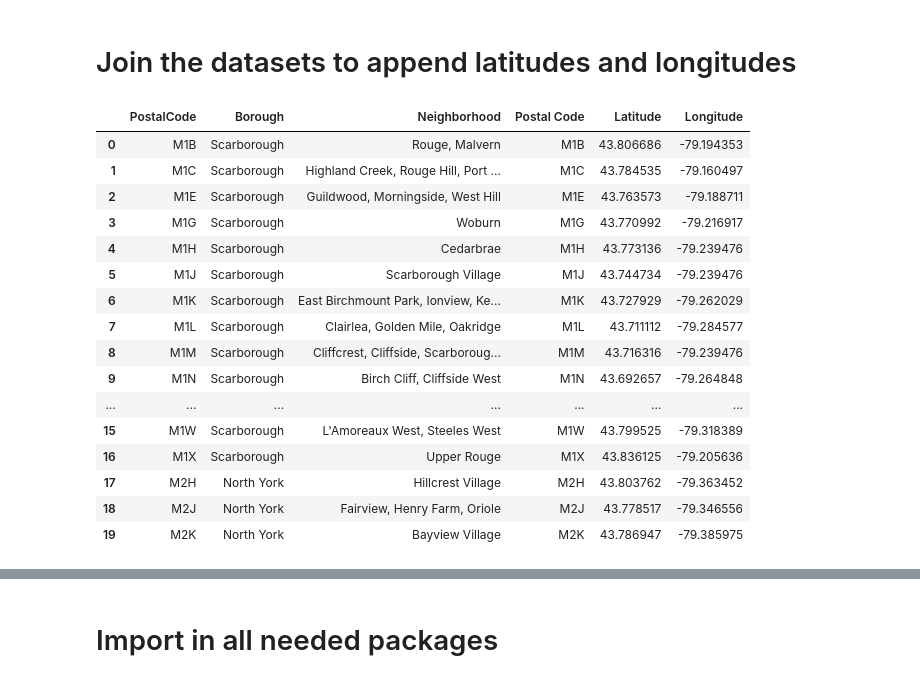
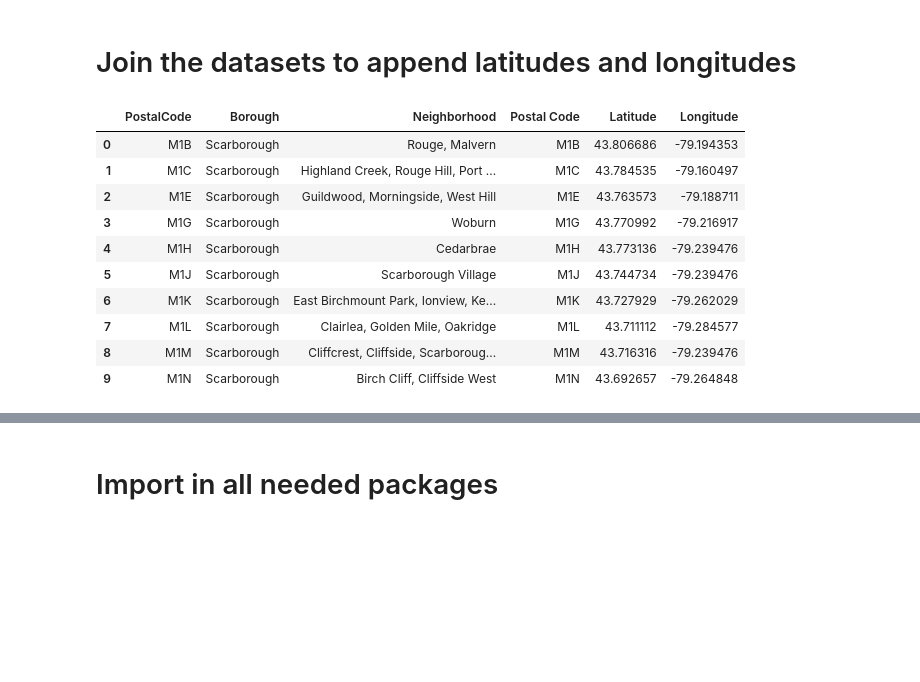
Before and after one commit to cshen92/Coursera_Capstone, a Jupyter notebook: Toronto Neighborhoods.ipynb, the cells around one changed output, grey strips where cells are left out. Drawn from its saved outputs; the diff is of its cells as text; code cells hidden in the pictures; blank space fills up the shorter version.

```diff
--- a/Toronto Neighborhoods.ipynb
+++ b/Toronto Neighborhoods.ipynb
@@ -119,24 +113,18 @@ lat_long.head(10)
 # Join the datasets to append latitudes and longitudes
 # %%
 m_postcode_lat_long=m_postcode.merge(lat_long,left_on='PostalCode', right_on='Postal Code')
-m_postcode_lat_long.head(20)
+m_postcode_lat_long.head(10)
 # %% [output]
 |  | PostalCode | Borough | Neighborhood | Postal Code | Latitude | Longitude |
 | 0 | M1B | Scarborough | Rouge, Malvern | M1B | 43.806686 | -79.194353 |
 | 1 | M1C | Scarborough | Highland Creek, Rouge Hill, Port ... | M1C | 43.784535 | -79.160497 |
 | 2 | M1E | Scarborough | Guildwood, Morningside, West Hill | M1E | 43.763573 | -79.188711 |
 | 3 | M1G | Scarborough | Woburn | M1G | 43.770992 | -79.216917 |
 | 4 | M1H | Scarborough | Cedarbrae | M1H | 43.773136 | -79.239476 |
 | 5 | M1J | Scarborough | Scarborough Village | M1J | 43.744734 | -79.239476 |
 | 6 | M1K | Scarborough | East Birchmount Park, Ionview, Ke... | M1K | 43.727929 | -79.262029 |
 | 7 | M1L | Scarborough | Clairlea, Golden Mile, Oakridge | M1L | 43.711112 | -79.284577 |
 | 8 | M1M | Scarborough | Cliffcrest, Cliffside, Scarboroug... | M1M | 43.716316 | -79.239476 |
 | 9 | M1N | Scarborough | Birch Cliff, Cliffside West | M1N | 43.692657 | -79.264848 |
-| ... | ... | ... | ... | ... | ... | ... |
-| 15 | M1W | Scarborough | L'Amoreaux West, Steeles West | M1W | 43.799525 | -79.318389 |
-| 16 | M1X | Scarborough | Upper Rouge | M1X | 43.836125 | -79.205636 |
-| 17 | M2H | North York | Hillcrest Village | M2H | 43.803762 | -79.363452 |
-| 18 | M2J | North York | Fairview, Henry Farm, Oriole | M2J | 43.778517 | -79.346556 |
-| 19 | M2K | North York | Bayview Village | M2K | 43.786947 | -79.385975 |
 # %%
 toronto=m_postcode_lat_long[m_postcode_lat_long['Borough'].str.find('Toronto')>0]
```
Also changed, not shown: parts of 5 cells of this notebook.
